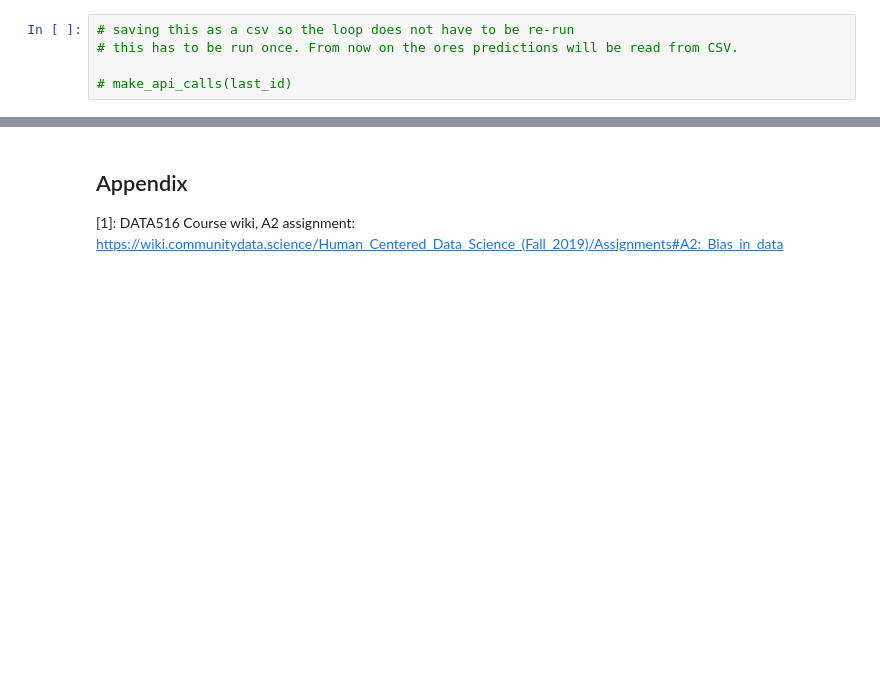
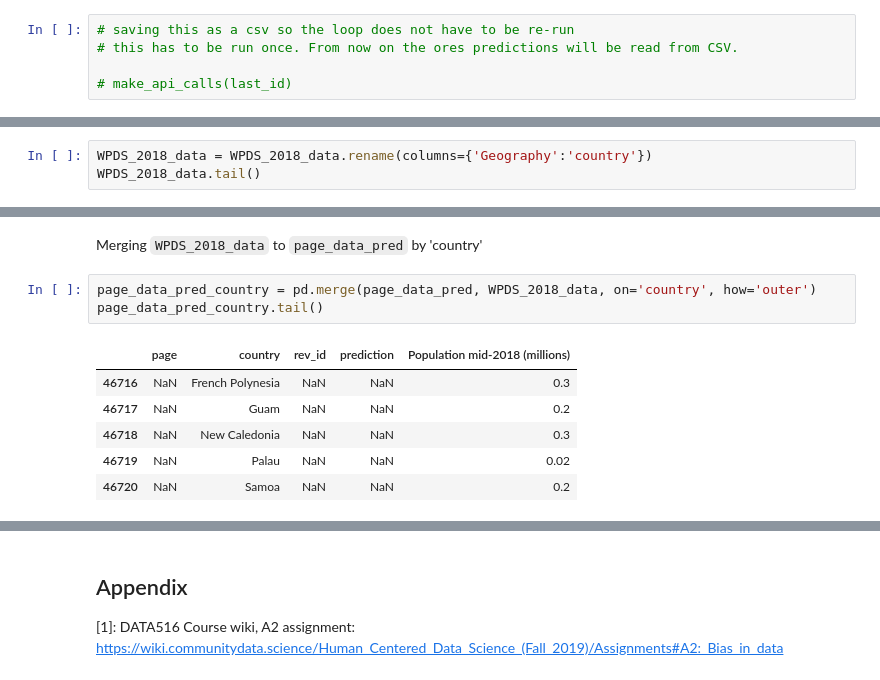
Before and after one commit to winnawat/data-512-a2, a Jupyter notebook: DATA512-A2.ipynb, the cells around one changed output, grey strips where cells are left out. Drawn from its saved outputs; the diff is of its cells as text; blank space fills up the shorter version.

```diff
--- a/DATA512-A2.ipynb
+++ b/DATA512-A2.ipynb
@@ -199,0 +246,3 @@ page_data_pred.tail()
+# %%
+WPDS_2018_data = WPDS_2018_data.rename(columns={'Geography':'country'})
+WPDS_2018_data.tail()
@@ -199,0 +256,12 @@ page_data_pred.tail()
+# %% [markdown]
+Merging `WPDS_2018_data` to `page_data_pred` by 'country'
+# %%
+page_data_pred_country = pd.merge(page_data_pred, WPDS_2018_data, on='country', how='outer')
+page_data_pred_country.tail()
+# %% [output]
+|  | page | country | rev_id | prediction | Population mid-2018 (millions) |
+| 46716 | NaN | French Polynesia | NaN | NaN | 0.3 |
+| 46717 | NaN | Guam | NaN | NaN | 0.2 |
+| 46718 | NaN | New Caledonia | NaN | NaN | 0.3 |
+| 46719 | NaN | Palau | NaN | NaN | 0.02 |
+| 46720 | NaN | Samoa | NaN | NaN | 0.2 |
```
Also changed, not shown: parts of 31 cells of this notebook, 4 other files.
